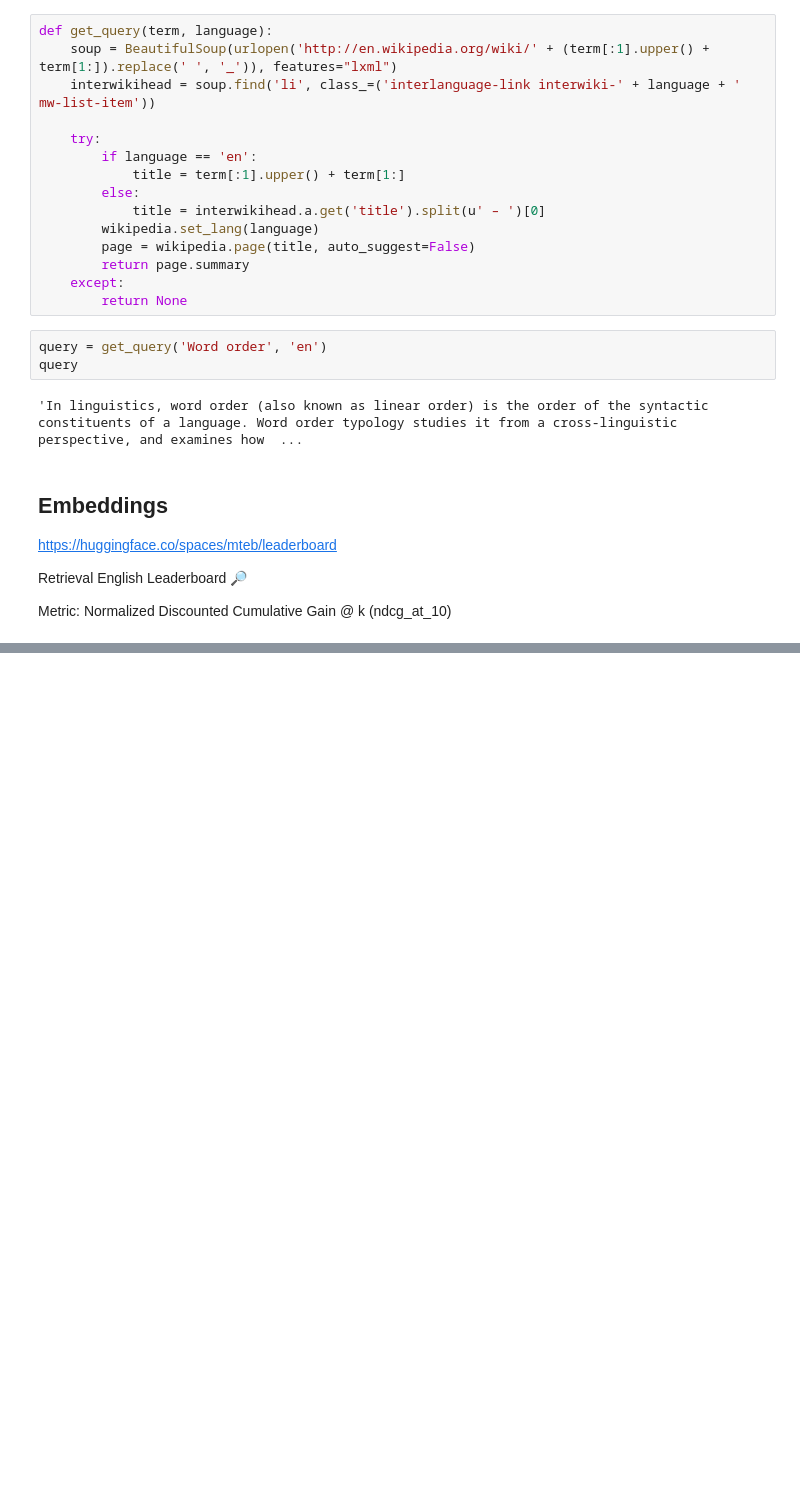
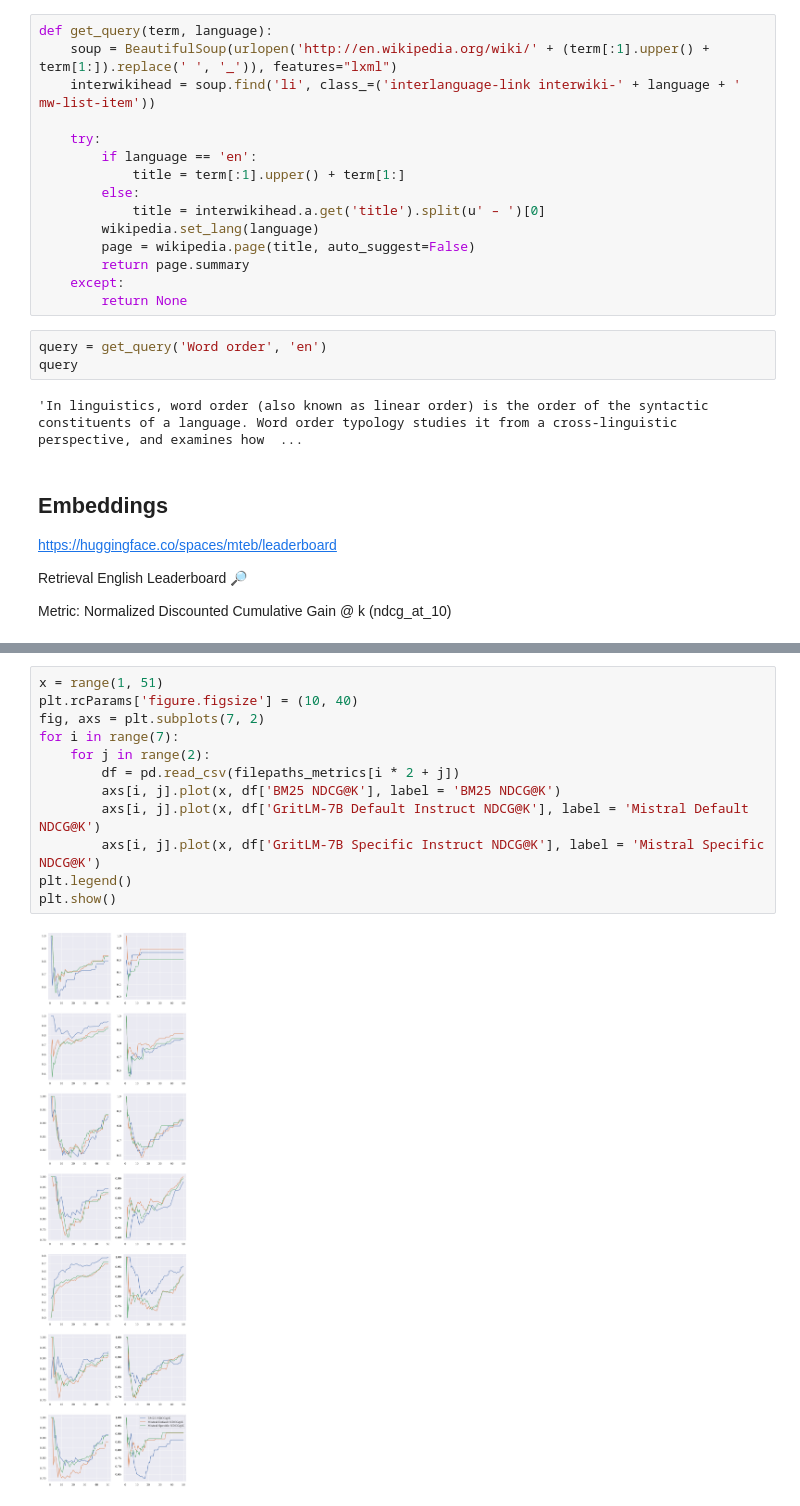
Before and after one commit to al-the-eigenvalue/RAG-on-grammars, a Jupyter notebook: benchmarking_retrievers.ipynb, the cells around one changed output, grey strips where cells are left out. Cells and saved outputs as stored; diff of their text form; blank space fills up the shorter version.

```diff
--- a/benchmarking_retrievers.ipynb
+++ b/benchmarking_retrievers.ipynb
@@ -126,0 +269,14 @@ sns.lineplot(data=df, x='BM25 Rank', y='BM25 NDCG@K');
+# %%
+x = range(1, 51)
+plt.rcParams['figure.figsize'] = (10, 40)
+fig, axs = plt.subplots(7, 2)
+for i in range(7):
+    for j in range(2):
+        df = pd.read_csv(filepaths_metrics[i * 2 + j])
+        axs[i, j].plot(x, df['BM25 NDCG@K'], label = 'BM25 NDCG@K')
+        axs[i, j].plot(x, df['GritLM-7B Default Instruct NDCG@K'], label = 'Mistral Default NDCG@K')
+        axs[i, j].plot(x, df['GritLM-7B Specific Instruct NDCG@K'], label = 'Mistral Specific NDCG@K')
+plt.legend()
+plt.show()
+# %% [output]
+[figure, added]
```
Also changed, not shown: parts of 41 cells of this notebook.
